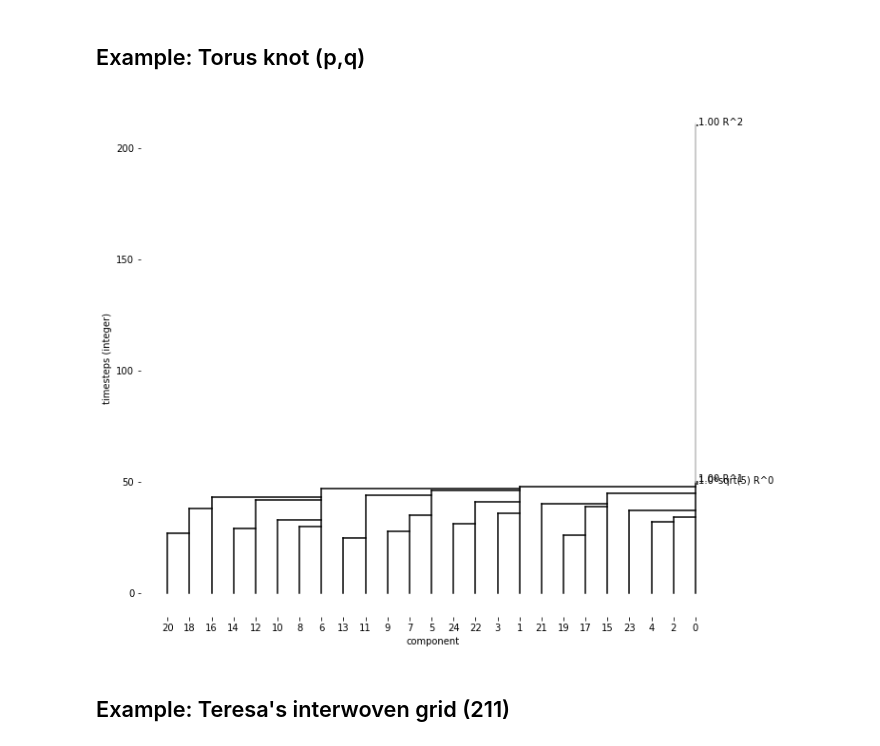
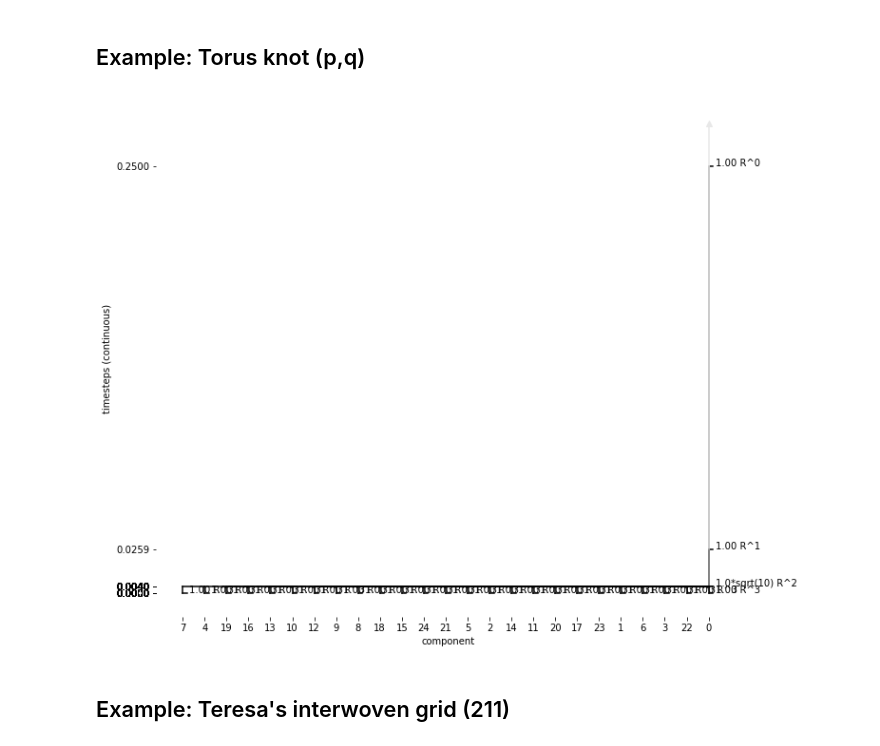
Before and after one commit to Chiara-ra/Masterthesis-Mathematics, a Jupyter notebook: Work_3d.ipynb, the cells around one changed output. Saved outputs shown, nothing was run; the diff lists cells and outputs as text; code cells hidden in the pictures.

```diff
--- a/Work_3d.ipynb
+++ b/Work_3d.ipynb
@@ -1633,26 +1634,26 @@ Component 4 merged to component 3.
 ## Example: Torus knot (p,q)
 # %%
 # torus knot example
-p = 2
-q = 4 # neq p
-res = 50
+p = 1
+q = 3 # neq p
+res = 25
 t_points = ex.torus_knot(p=p, q=q, dim=3, res=res)
 """
 ! ! !
 There is an error in the setting of p=15 and q=2 (res=30, I believe).
 Check this out!!
 
 ! ! !
 For  p=11, q=2, res=30, many components jump in dimension like this:
  0 -> 1 -> 0 -> 1
 Should this be possible?
 """
-torus_knot_example = ExamplePrint(t_points, a=1, b=1, c=1)
-torus_knot_example.calculate_pph()
-#torus_knot_example.describe_evolution()
-torus_knot_example.plot_evolution(cont_timesteps = False, width = 11, height = 10)
+#torus_knot_example = ExamplePrint(t_points, a=1, b=1, c=1)
+#torus_knot_example.calculate_pph()
+##torus_knot_example.describe_evolution()
+torus_knot_example.plot_evolution(cont_timesteps = True, width = 11, height = 10)
 # %% [output]
-[figure, old version]
+[figure, new version]
 # %% [markdown]
 ## Example: Teresa's interwoven grid (211)
 # %%
```
Also changed, not shown: parts of 8 cells of this notebook, 1 other file.
